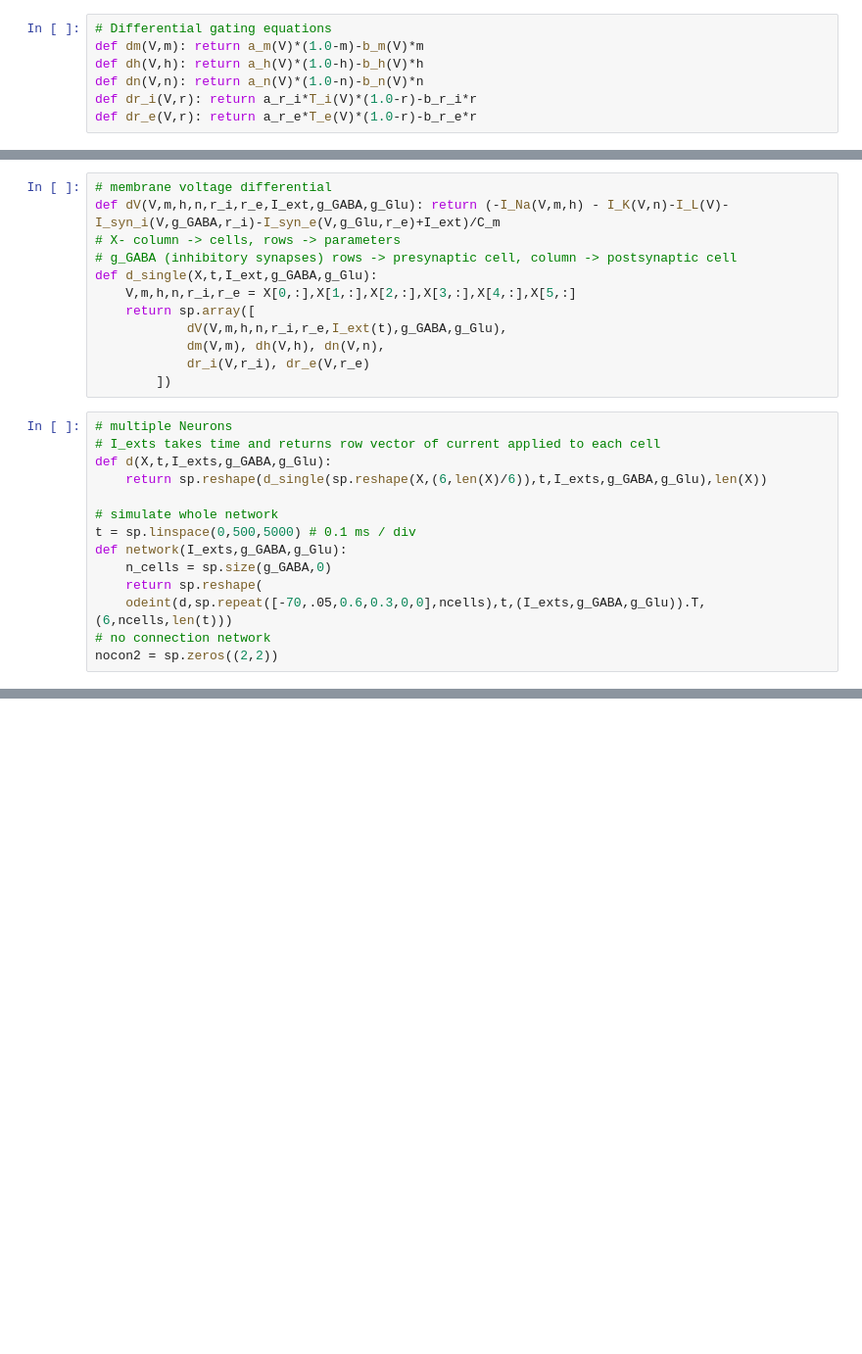
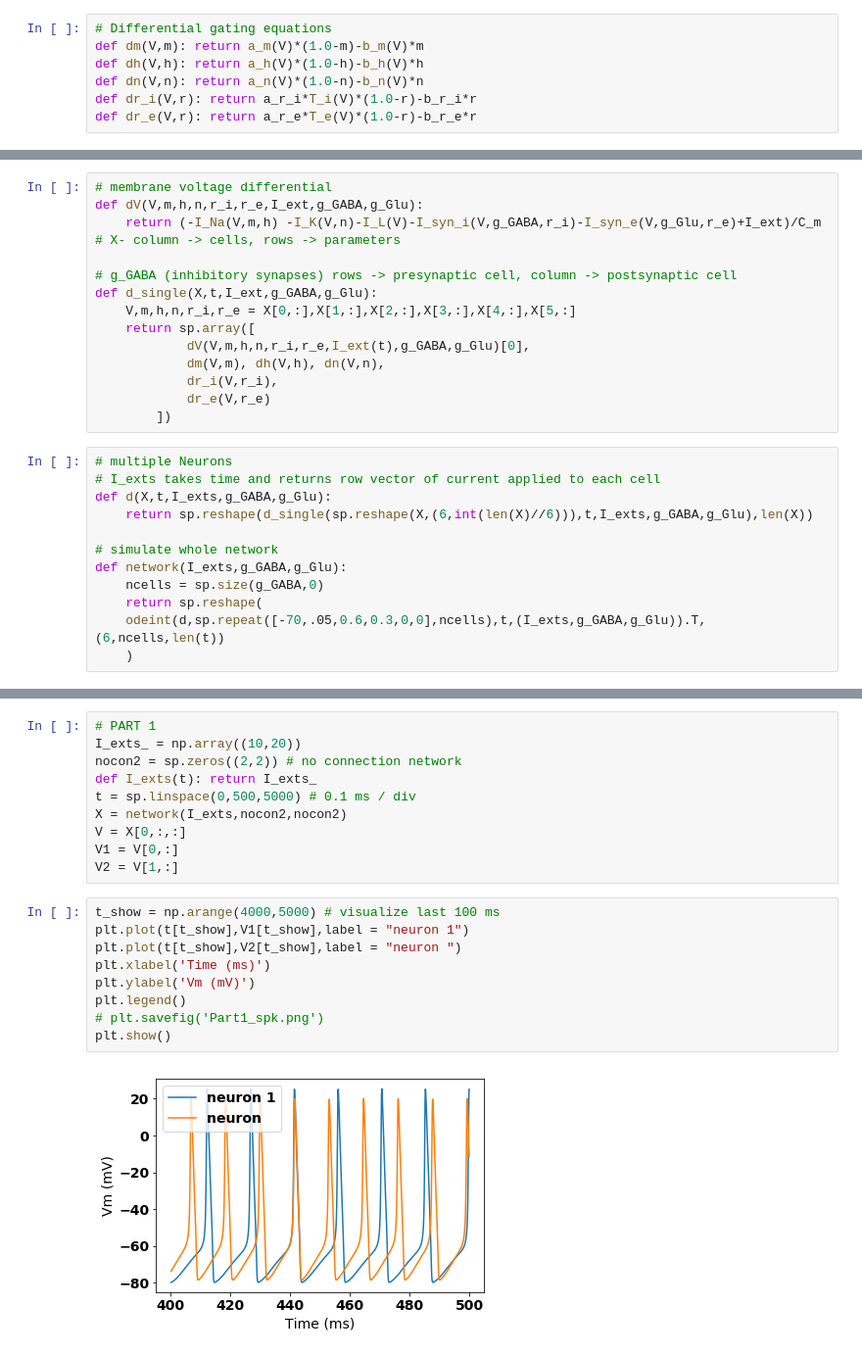
Before and after one commit to TimCSheehan/Neurodynamcis, a Jupyter notebook: WEEK4/HH_network_vectorize.ipynb, the cells around one changed output, grey strips where cells are left out. Shown at 98% size. Drawn from its saved outputs; the diff is of its cells as text; blank space fills up the shorter version.

```diff
--- a/WEEK4/HH_network_vectorize.ipynb
+++ b/WEEK4/HH_network_vectorize.ipynb
@@ -62,26 +71,27 @@ def I_syn_e(V,g_Glu,r): return r*g_Glu*(V-E_ex)
 # %%
 # membrane voltage differential
-def dV(V,m,h,n,r_i,r_e,I_ext,g_GABA,g_Glu): return (-I_Na(V,m,h) - I_K(V,n)-I_L(V)-I_syn_i(V,g_GABA,r_i)-I_syn_e(V,g_Glu,r_e)+I_ext)/C_m
+def dV(V,m,h,n,r_i,r_e,I_ext,g_GABA,g_Glu):
+    return (-I_Na(V,m,h) -I_K(V,n)-I_L(V)-I_syn_i(V,g_GABA,r_i)-I_syn_e(V,g_Glu,r_e)+I_ext)/C_m
 # X- column -> cells, rows -> parameters
+
 # g_GABA (inhibitory synapses) rows -> presynaptic cell, column -> postsynaptic cell
 def d_single(X,t,I_ext,g_GABA,g_Glu):
     V,m,h,n,r_i,r_e = X[0,:],X[1,:],X[2,:],X[3,:],X[4,:],X[5,:]
     return sp.array([
-            dV(V,m,h,n,r_i,r_e,I_ext(t),g_GABA,g_Glu),
+            dV(V,m,h,n,r_i,r_e,I_ext(t),g_GABA,g_Glu)[0],
             dm(V,m), dh(V,h), dn(V,n),
-            dr_i(V,r_i), dr_e(V,r_e)
+            dr_i(V,r_i),
+            dr_e(V,r_e)
         ])
 # %%
 # multiple Neurons
 # I_exts takes time and returns row vector of current applied to each cell
 def d(X,t,I_exts,g_GABA,g_Glu):
-    return sp.reshape(d_single(sp.reshape(X,(6,len(X)/6)),t,I_exts,g_GABA,g_Glu),len(X))
+    return sp.reshape(d_single(sp.reshape(X,(6,int(len(X)//6))),t,I_exts,g_GABA,g_Glu),len(X))
 
 # simulate whole network
-t = sp.linspace(0,500,5000) # 0.1 ms / div
 def network(I_exts,g_GABA,g_Glu):
-    n_cells = sp.size(g_GABA,0)
+    ncells = sp.size(g_GABA,0)
     return sp.reshape(
-    odeint(d,sp.repeat([-70,.05,0.6,0.3,0,0],ncells),t,(I_exts,g_GABA,g_Glu)).T,(6,ncells,len(t)))
-# no connection network
-nocon2 = sp.zeros((2,2))
+    odeint(d,sp.repeat([-70,.05,0.6,0.3,0,0],ncells),t,(I_exts,g_GABA,g_Glu)).T,(6,ncells,len(t))
+    )
@@ -98,0 +100,21 @@ int
+# %%
+# PART 1
+I_exts_ = np.array((10,20))
+nocon2 = sp.zeros((2,2)) # no connection network
+def I_exts(t): return I_exts_
+t = sp.linspace(0,500,5000) # 0.1 ms / div
+X = network(I_exts,nocon2,nocon2)
+V = X[0,:,:]
+V1 = V[0,:]
+V2 = V[1,:]
+# %%
+t_show = np.arange(4000,5000) # visualize last 100 ms
+plt.plot(t[t_show],V1[t_show],label = "neuron 1")
+plt.plot(t[t_show],V2[t_show],label = "neuron ")
+plt.xlabel('Time (ms)')
+plt.ylabel('Vm (mV)')
+plt.legend()
+# plt.savefig('Part1_spk.png')
+plt.show()
+# %% [output]
+[figure, added]
```
Also changed, not shown: parts of 37 cells of this notebook, 50 other files.
